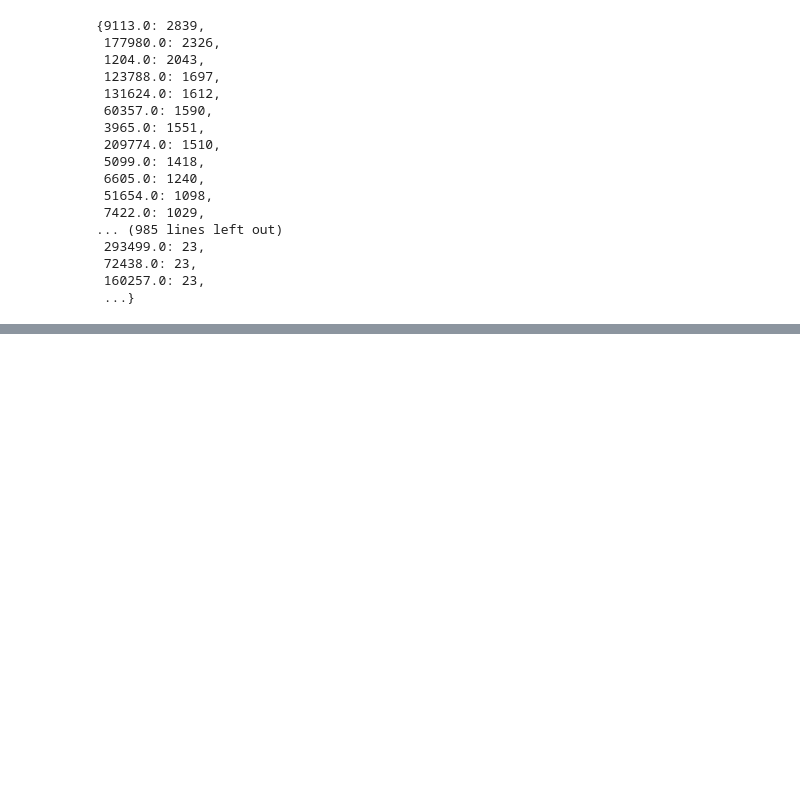
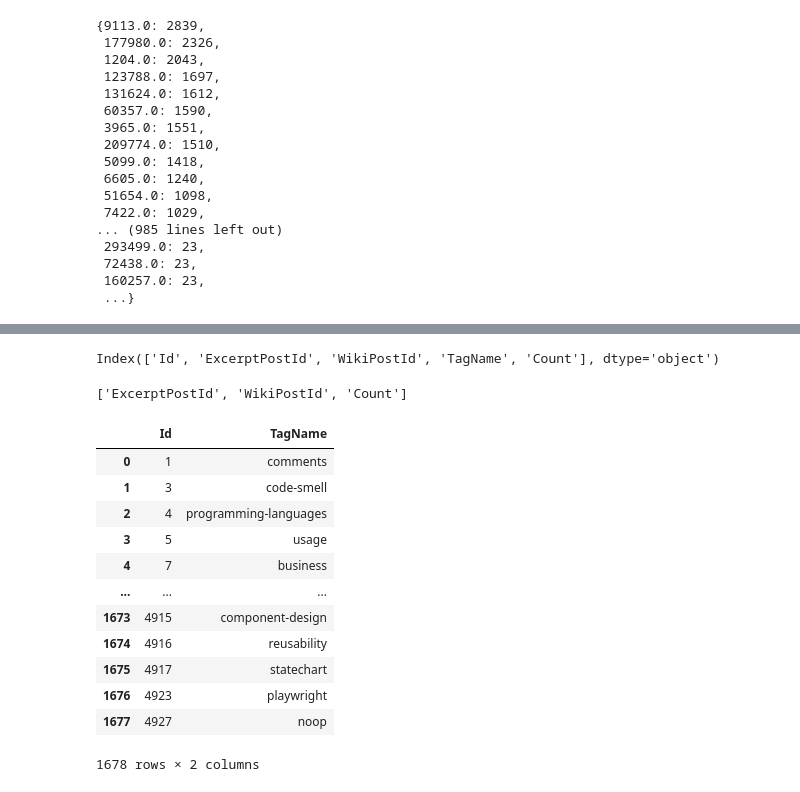
Before and after one commit to Ad-Aayush/Recomendation_Data_Mining, a Jupyter notebook: recomendation.ipynb, the cells around one changed output, grey strips where cells are left out. Saved outputs shown, nothing was run; the diff lists cells and outputs as text; code cells hidden in the pictures; blank space fills up the shorter version.

```diff
--- a/recomendation.ipynb
+++ b/recomendation.ipynb
@@ -62 +218,32 @@ count_tag
  ...}
+# %%
+tags_df = pd.read_csv('csv/Tags.csv')
+# %%
+# tags_df.set_index('Id', inplace=True)
+tag_cols = tags_df.columns
+tag_cols
+# %% [output]
+Index(['Id', 'ExcerptPostId', 'WikiPostId', 'TagName', 'Count'], dtype='object')
+# %%
+req_tag_cols = ['Id', 'TagName']
+drop_cols = list(filter(lambda x: x not in req_tag_cols, tag_cols))
+drop_cols
+# %% [output]
+['ExcerptPostId', 'WikiPostId', 'Count']
+# %%
+new_tags_df = tags_df.drop(drop_cols, axis=1)
+new_tags_df
+# %% [output]
+|  | Id | TagName |
+| 0 | 1 | comments |
+| 1 | 3 | code-smell |
+| 2 | 4 | programming-languages |
+| 3 | 5 | usage |
+| 4 | 7 | business |
+| ... | ... | ... |
+| 1673 | 4915 | component-design |
+| 1674 | 4916 | reusability |
+| 1675 | 4917 | statechart |
+| 1676 | 4923 | playwright |
+| 1677 | 4927 | noop |
+1678 rows × 2 columns
```
Also changed, not shown: parts of 22 cells of this notebook.
